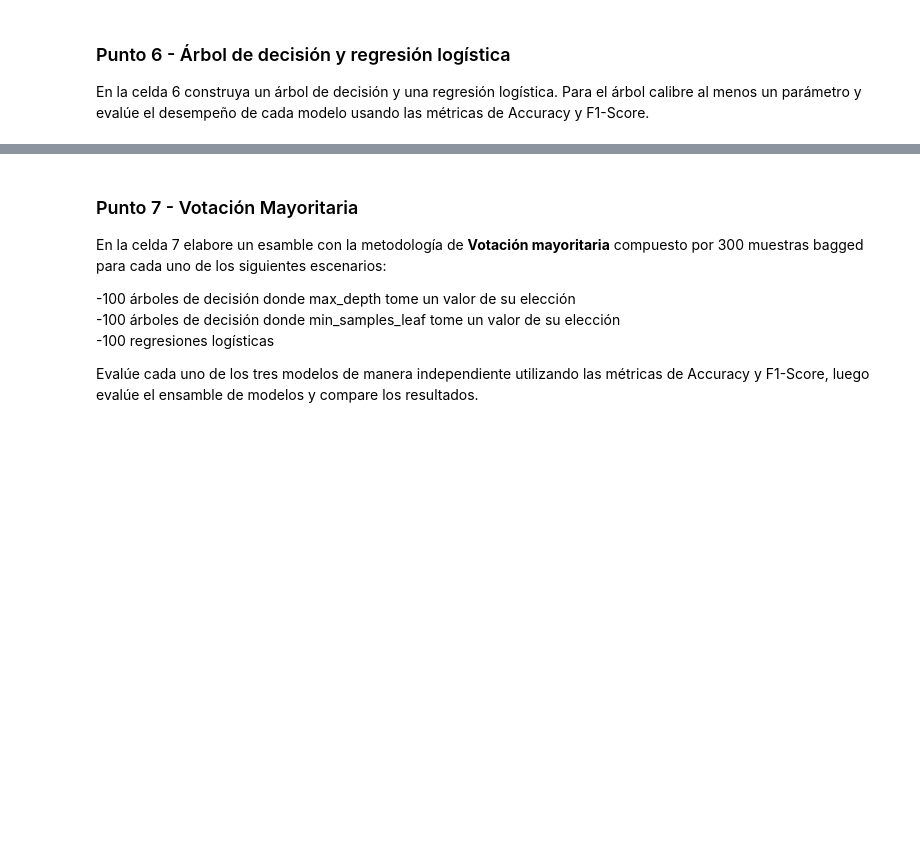
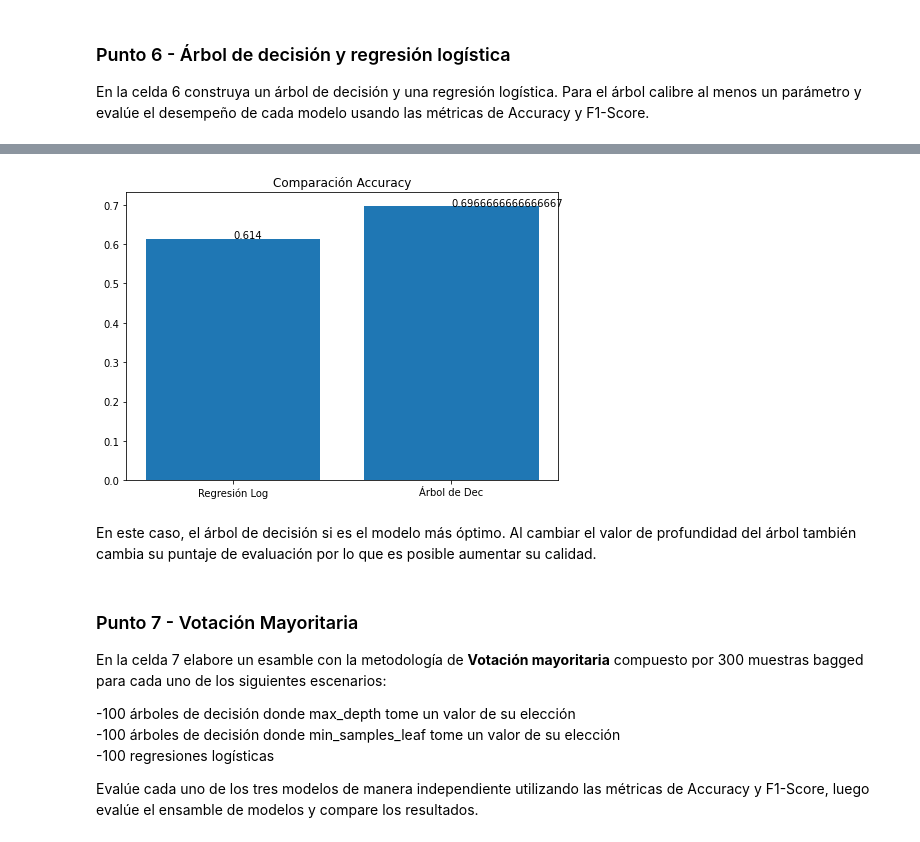
Before and after one commit to AlejandraGonzalez1/MIAD_ML_NLP_2023, a Jupyter notebook: Semana 1/S1TC1_arboles_ensamblajes.ipynb, the cells around one changed output, grey strips where cells are left out. Saved outputs shown, nothing was run; the diff lists cells and outputs as text; code cells hidden in the pictures; blank space fills up the shorter version.

```diff
--- a/Semana 1/S1TC1_arboles_ensamblajes.ipynb
+++ b/Semana 1/S1TC1_arboles_ensamblajes.ipynb
@@ -173,3 +439,19 @@ En la celda 6 construya un árbol de decisión y una regresión logística. Para
+# %%
+fig = plt.figure()
+ax = fig.add_axes([0,0,1,1])
+ax.set_title("Comparación Accuracy")
+ejeX = ['Regresión Log', 'Árbol de Dec']
+ejeY = [rlog[0],arbol[0]]
+ax.bar(ejeX,ejeY)
+def addlabels(x,y,plotP):
+    for i in range(len(x)):
+        plotP.text(i,y[i],y[i])
+addlabels(ejeX,ejeY,plt)
+plt.show()
+# %% [output]
+[figure, added]
+# %% [markdown]
+En este caso, el árbol de decisión si es el modelo más óptimo. Al cambiar el valor de profundidad del árbol también cambia su puntaje de evaluación por lo que es posible aumentar su calidad.
 # %% [markdown]
 ### Punto 7 - Votación Mayoritaria
 En la celda 7 elabore un esamble con la metodología de **Votación mayoritaria** compuesto por 300 muestras bagged para cada uno de los siguientes escenarios:
```
Also changed, not shown: parts of 36 cells of this notebook.
